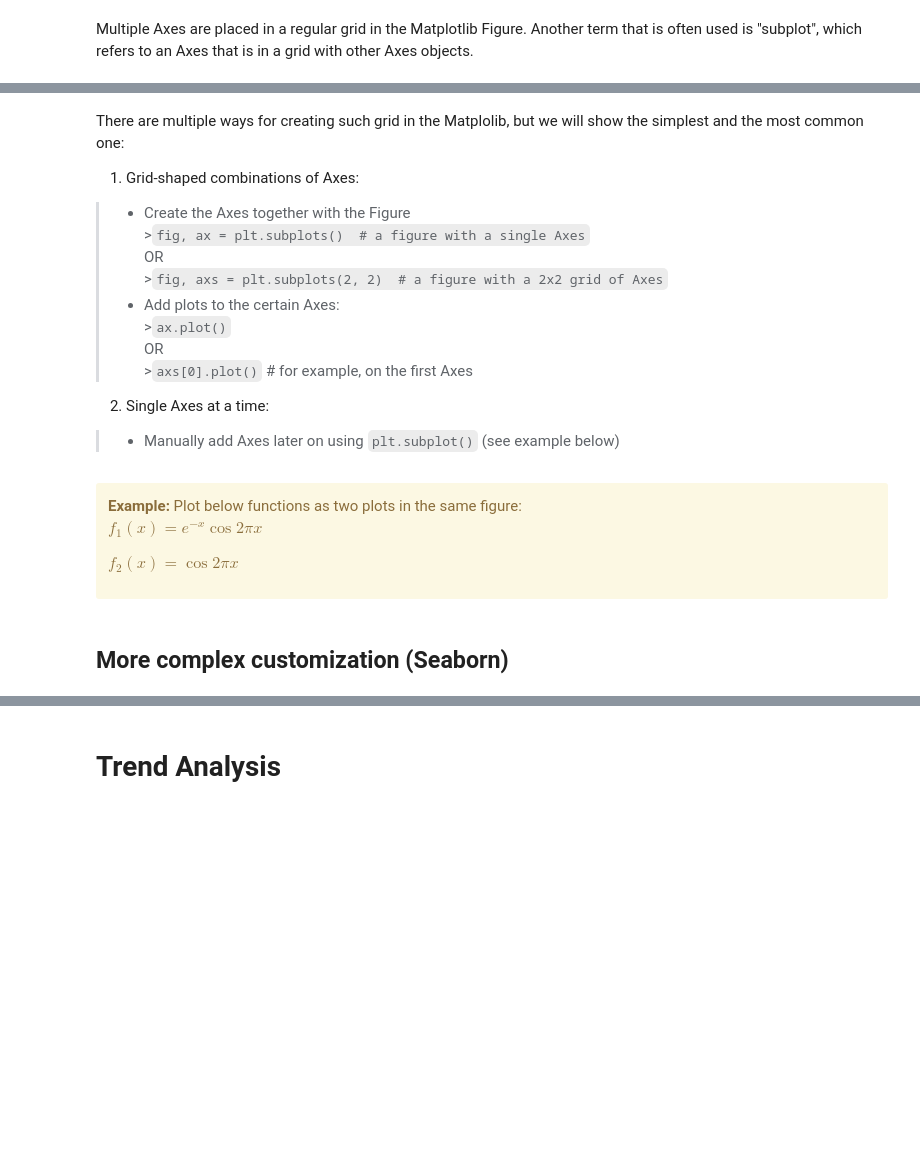
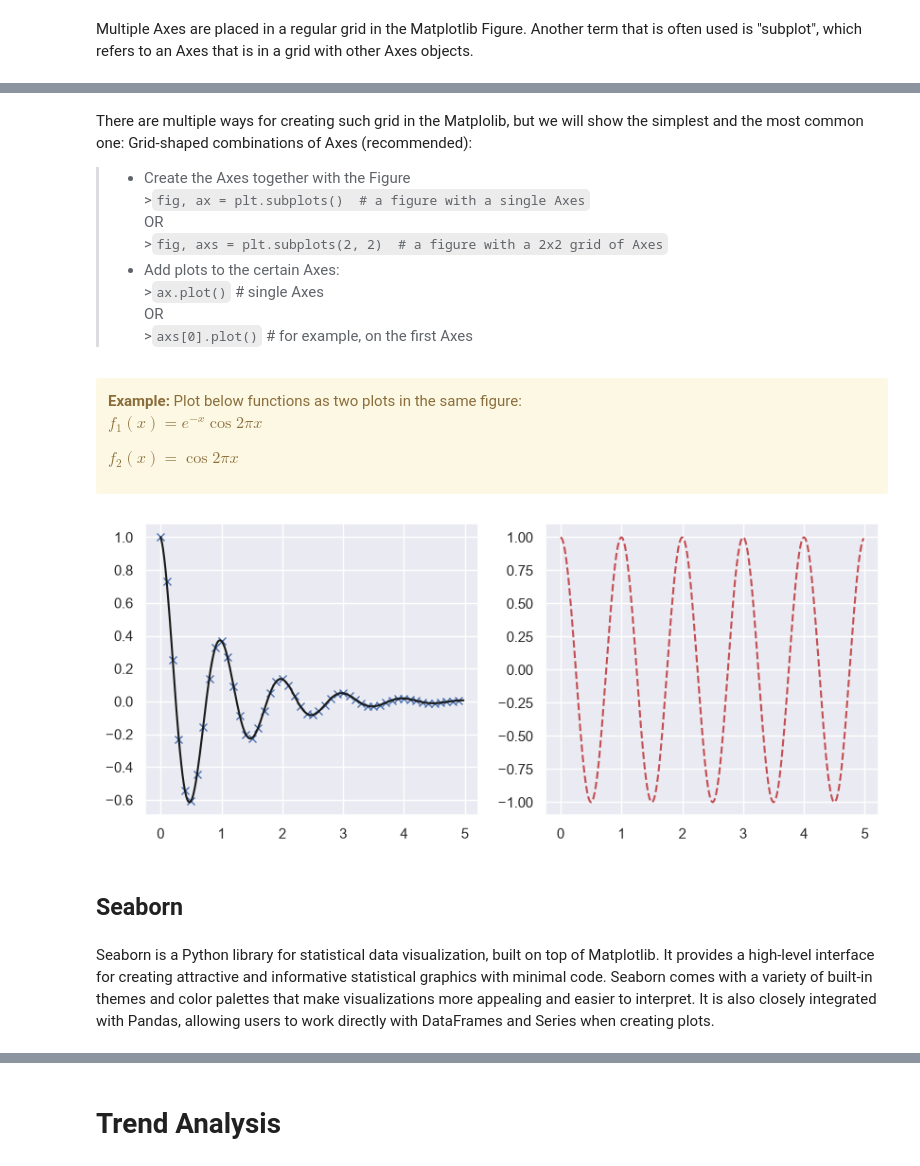
Before and after one commit to AndreaMSBios/PDS, a Jupyter notebook: notebooks/12 Visualization in Exploratory Data Analysis.ipynb, the cells around one changed output, grey strips where cells are left out. Drawn from its saved outputs; the diff is of its cells as text; code cells hidden in the pictures; blank space fills up the shorter version.

```diff
--- a/notebooks/12 Visualization in Exploratory Data Analysis.ipynb
+++ b/notebooks/12 Visualization in Exploratory Data Analysis.ipynb
@@ -56,18 +79,15 @@ Multiple Axes are placed in a regular grid in the Matplotlib Figure. Another ter
 ![multiple.png](../imgs/multiple.png)
 # %% [markdown]
 There are multiple ways for creating such grid in the Matplolib, but we will show the simplest and the most common one:
-1. Grid-shaped combinations of Axes:
+Grid-shaped combinations of Axes (recommended):
 >- Create the Axes together with the Figure<br>
     >`fig, ax = plt.subplots()  # a figure with a single Axes`<br>
     OR<br>
     >`fig, axs = plt.subplots(2, 2)  # a figure with a 2x2 grid of Axes`<br>
 >- Add plots to the certain Axes:<br>
-    >`ax.plot()`<br>
+    >`ax.plot()` # single Axes<br>
     OR<br>
     >`axs[0].plot()` # for example, on the first Axes<br>
-
-2. Single Axes at a time:
->- Manually add Axes later on using `plt.subplot()` (see example below)
 # %% [markdown]
 <div class="alert alert-block alert-warning">
 <b>Example: </b>Plot below functions as two plots in the same figure:
@@ -77,20 +97,23 @@ There are multiple ways for creating such grid in the Matplolib, but we will sho
 # %%
 def f(t):
     return np.exp(-t) * np.cos(2*np.pi*t)
 
 t1 = np.arange(0.0, 5.0, 0.1)
 t2 = np.arange(0.0, 5.0, 0.02)
 
-plt.figure(1) # 1 is the figure number
+fig, axs = plt.subplots(1, 2, figsize=(10, 4)) # 1 is the figure number
 
 # First axes
-plt.subplot(211) # call a grid 2x1 and next plot as the first; use commas between the numbers or not
-plt.plot(t1, f(t1), 'bx', t2, f(t2), 'k')
+axs[0].plot(t1, f(t1), 'bx', t2, f(t2), 'k')
 
 # Second axes
-plt.subplot(212) # call a grid 2x1 and next plot as the second; use commas between the numbers or not
-plt.plot(t2, np.cos(2*np.pi*t2), 'r--')
+axs[1].plot(t2, np.cos(2*np.pi*t2), 'r--')
 
+axs[0].grid(True)
 plt.show()
+# %% [output]
+[figure, added]
 # %% [markdown]
-## More complex customization (Seaborn)
+## Seaborn
+# %% [markdown]
+Seaborn is a Python library for statistical data visualization, built on top of Matplotlib. It provides a high-level interface for creating attractive and informative statistical graphics with minimal code. Seaborn comes with a variety of built-in themes and color palettes that make visualizations more appealing and easier to interpret. It is also closely integrated with Pandas, allowing users to work directly with DataFrames and Series when creating plots.
```
Also changed, not shown: parts of 60 cells of this notebook, 1 other file.
